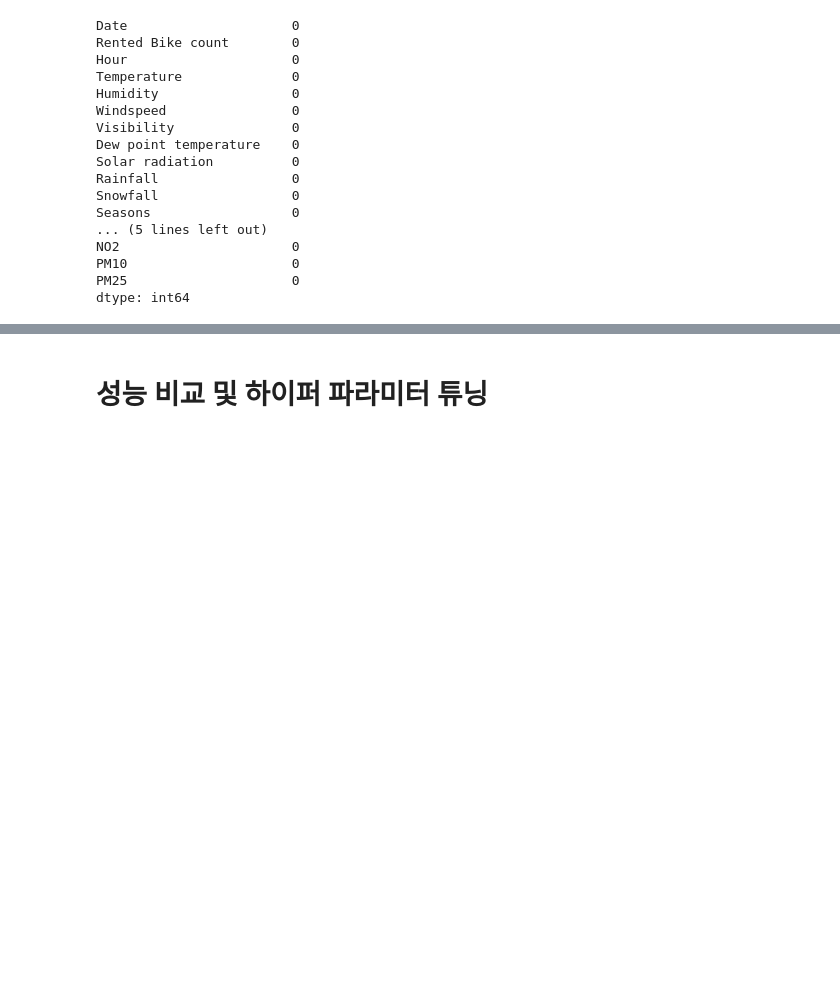
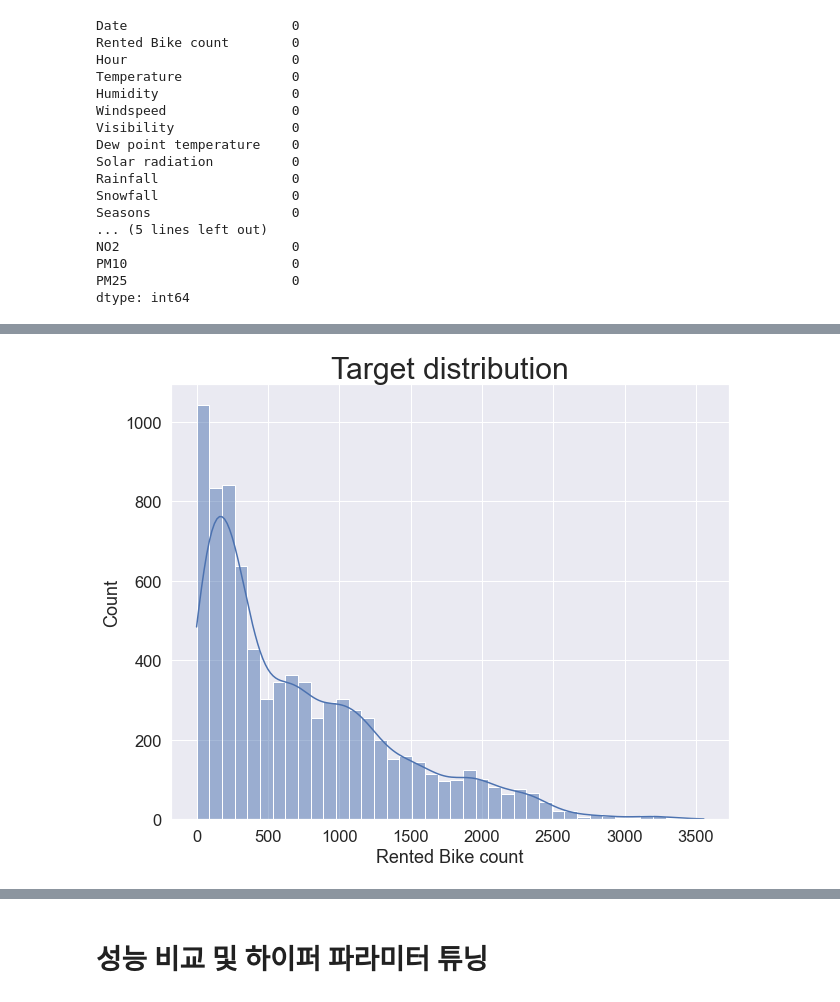
Before and after one commit to jinbyeong/project, a Jupyter notebook: AI_05_박진병_Section2.ipynb, the cells around one changed output, grey strips where cells are left out. Drawn from its saved outputs; the diff is of its cells as text; code cells hidden in the pictures; blank space fills up the shorter version.

```diff
--- a/AI_05_박진병_Section2.ipynb
+++ b/AI_05_박진병_Section2.ipynb
@@ -391,3 +391,6 @@ PM25                     0
 dtype: int64
 # %%
 df_merge.to_csv('rented bike df.csv')
+# %%
+df = pd.read_csv('rented bike.csv')
+df.head()
@@ -393,0 +407,10 @@ df_merge.to_csv('rented bike df.csv')
+# %%
+import seaborn as sns
+import matplotlib.pyplot as plt
+
+plt.figure(figsize=(10,8))
+sns.set(font_scale=1.5)
+sns.histplot(df['Rented Bike count'],kde=True,);
+plt.title('Target distribution',fontsize=30);
+# %% [output]
+[figure, added]
```
Also changed, not shown: parts of 7 cells of this notebook.
